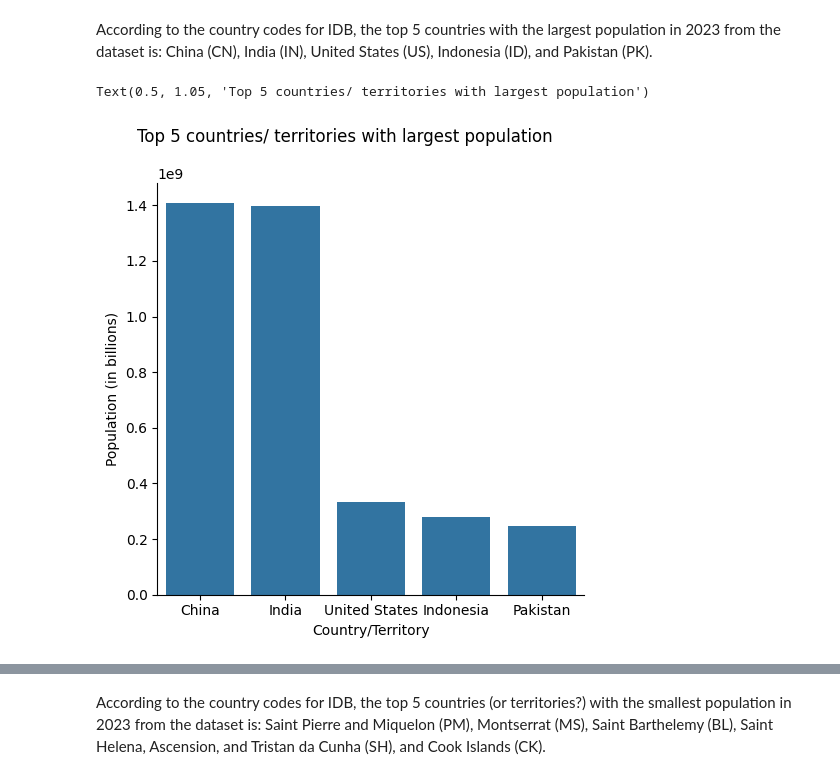
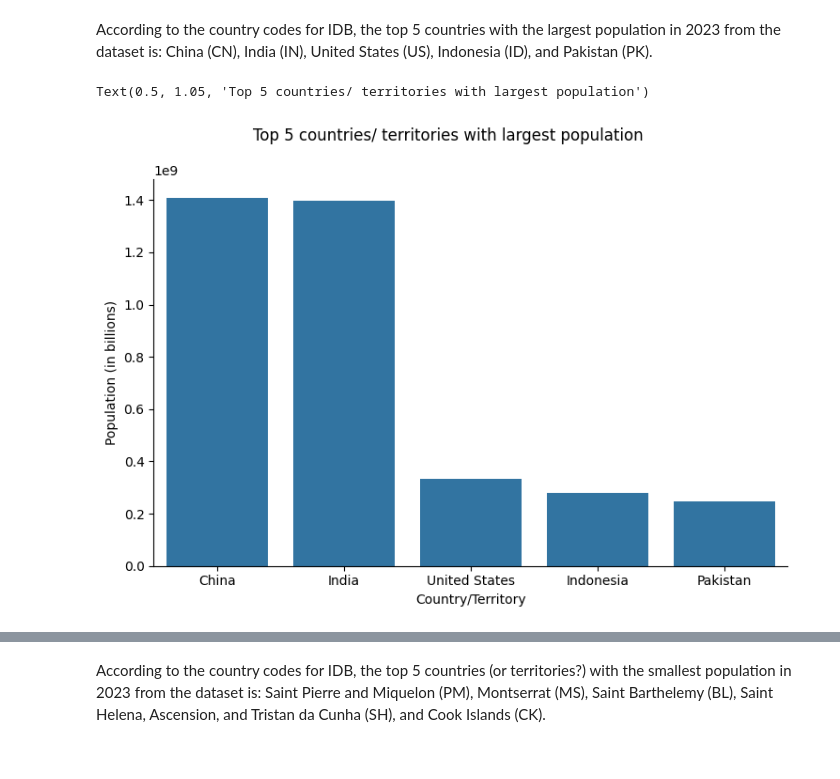
Before and after one commit to thaianle/international-database, a Jupyter notebook: idbsingleyear-python.ipynb, the cells around one changed output, grey strips where cells are left out. Cells and saved outputs as stored; diff of their text form; code cells hidden in the pictures.

```diff
--- a/idbsingleyear-python.ipynb
+++ b/idbsingleyear-python.ipynb
@@ -144,14 +144,16 @@ idbsingleyear_2023_largest
 According to the country codes for IDB, the top 5 countries with the largest population in 2023 from the dataset is: China (CN), India (IN), United States (US), Indonesia (ID), and Pakistan (PK).
 # %%
 # Plotting the countries with largest population as a bar chart
-largest_pop = sns.catplot(data = idbsingleyear_2023_largest, x = 'GEO_ID', y = 'POP', kind = 'bar')
+largest_pop = sns.catplot(data = idbsingleyear_2023_largest, x = 'GEO_ID', y = 'POP', kind = 'bar', aspect = 1.5)
+# Set the "aspect" parameter to have proper spacing between bars
+
 largest_pop.set_axis_labels('Country/Territory', 'Population (in billions)')
 largest_pop.set_xticklabels(['China', 'India', 'United States', 'Indonesia', 'Pakistan'])
 largest_pop.fig.suptitle('Top 5 countries/ territories with largest population', y = 1.05)
 # I set y = 1.05 to move the title up above the original graph
 # %% [output]
 Text(0.5, 1.05, 'Top 5 countries/ territories with largest population')
-[figure, old version]
+[figure, new version]
 # %%
 # Sort in the ascending order
 idbsingleyear_2023_smallest = idbsingleyear_2023.sort_values('POP', ascending = True)
```
Also changed, not shown: parts of 2 cells of this notebook.
